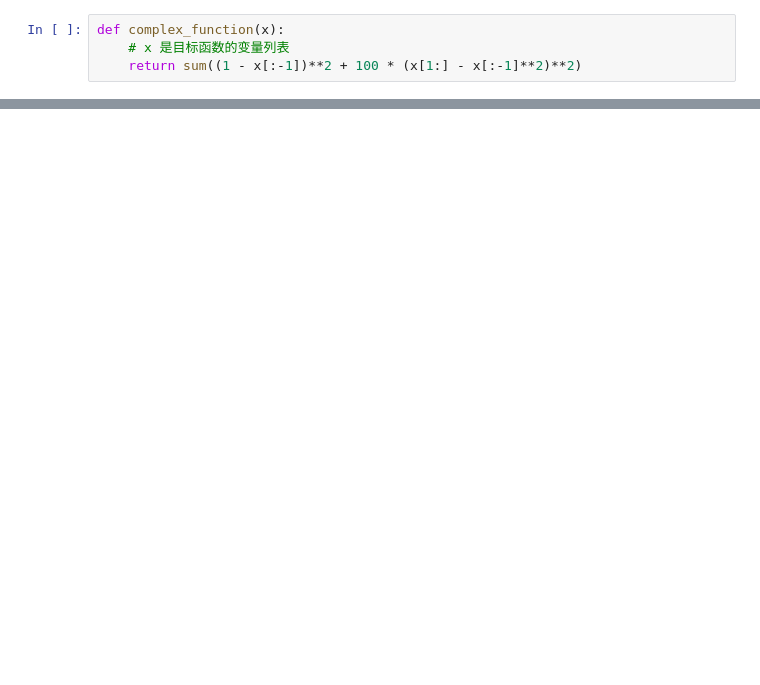
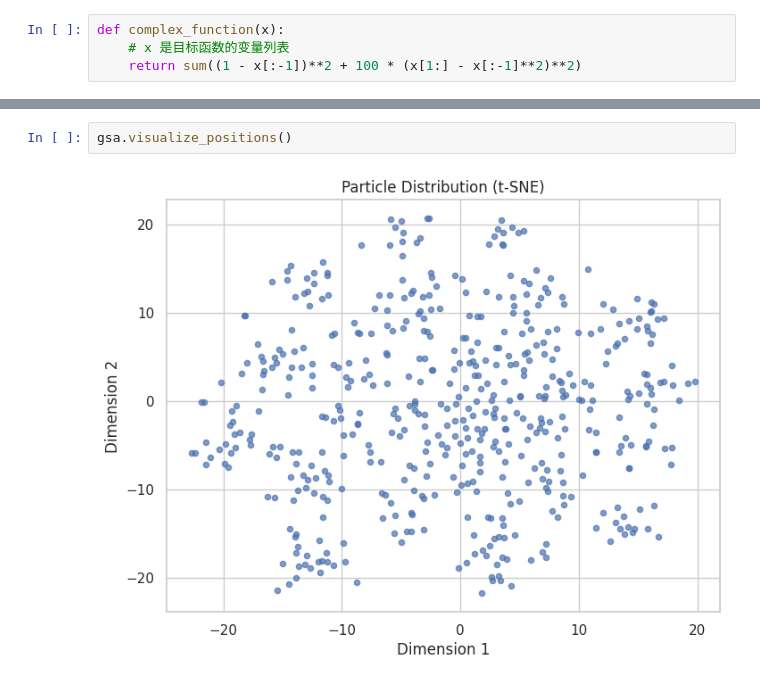
Before and after one commit to HakureiPOI/Modeling_Allowance, a Jupyter notebook: GSA.ipynb, the cells around one changed output, grey strips where cells are left out. Drawn from its saved outputs; the diff is of its cells as text; blank space fills up the shorter version.

```diff
--- a/GSA.ipynb
+++ b/GSA.ipynb
@@ -184,0 +199,4 @@ gsa.plot_optimization_history()
+# %%
+gsa.visualize_positions()
+# %% [output]
+[figure, added]
```
Also changed, not shown: parts of 7 cells of this notebook.
